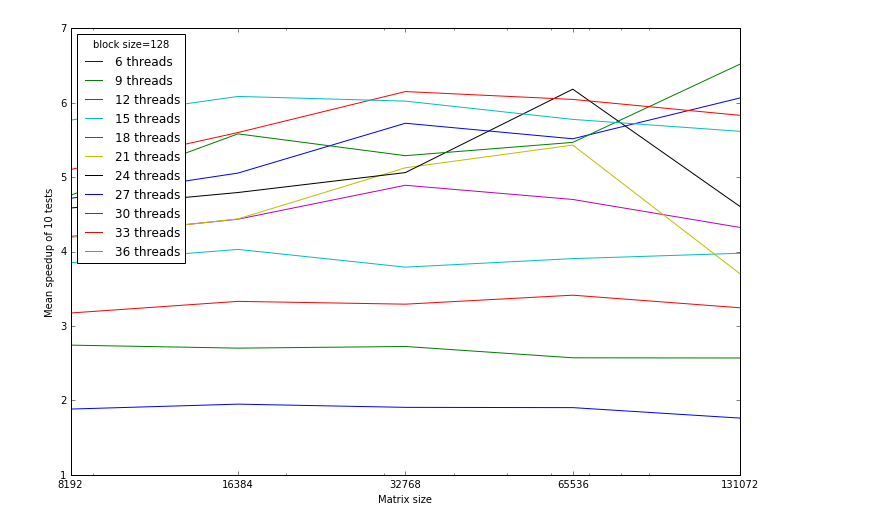
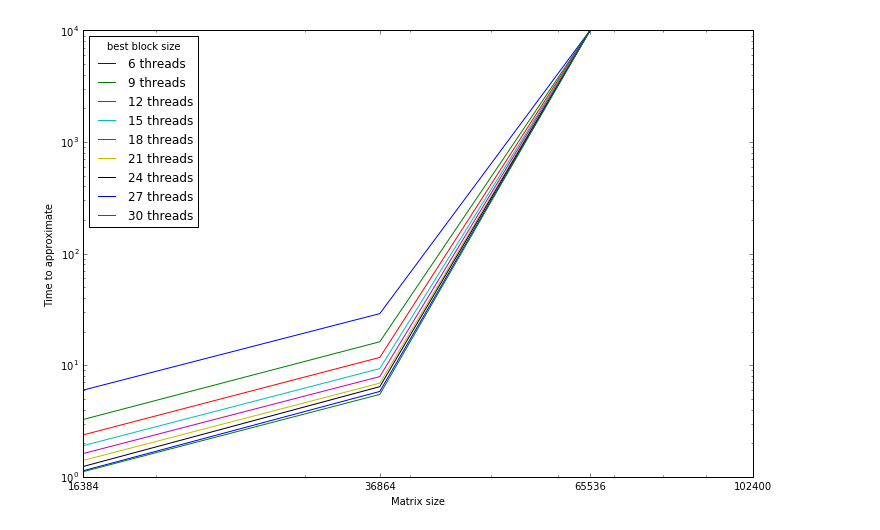
Before and after one commit to ecrc/stars-h, a Jupyter notebook: testing/spatial_performance/Untitled.ipynb, the cells around one changed output. Cells and saved outputs as stored; diff of their text form; code cells hidden in the pictures.

```diff
--- a/testing/spatial_performance/Untitled.ipynb
+++ b/testing/spatial_performance/Untitled.ipynb
@@ -32,20 +88,17 @@ with open("result.txt", "r") as fd:
 # %%
-bs = 128
-data = batch_data
-draw_data = np.array([[[data[bs][i,j].min(), data[bs][i,j].mean(), data[bs][i,j].max()]
-                       for j in range(12)] for i in range(5)])
-size = bs*64*2**np.arange(5)
-
+best_batch_performance = draw_data[:,:,:,1].min(axis=1)
+best_ompfor_performance = draw_ompfor_data[:,:,:,1].min(axis=1)
+#print best_performance.shape, draw_data.shape
 fig, ax = plt.subplots(figsize=(12,8))
-for i in range(1, 12):
-    ax.semilogx(size, draw_data[:,0,1]/draw_data[:,i,1], label="{} threads".format(3*i+3))
+size = np.array(sqrtns)**2
+for i in range(best_batch_performance.shape[1]):
+    ax.loglog(size, best_batch_performance[:,i], label="{} threads".format(i*3+6))
 ax.set_xticks(size)
 ax.set_xlim(size[0], size[-1])
 ax.set_xticklabels(size)
 ax.set_xlabel("Matrix size")
-ax.set_ylabel("Mean speedup of 10 tests")
-#ax.set_yticklabels(np.arange())
-ax.legend(title="block size=128", loc=2)
-plt.savefig("batched speedup bs128.pdf")
+ax.set_ylabel("Time to approximate")
+ax.legend(title="best block size", loc=2)
+plt.savefig("batched_time_for_best_block_size.pdf")
 # %% [output]
-[figure, old version]
+[figure, new version]
```
Also changed, not shown: parts of 5 cells of this notebook, 7 other files.
